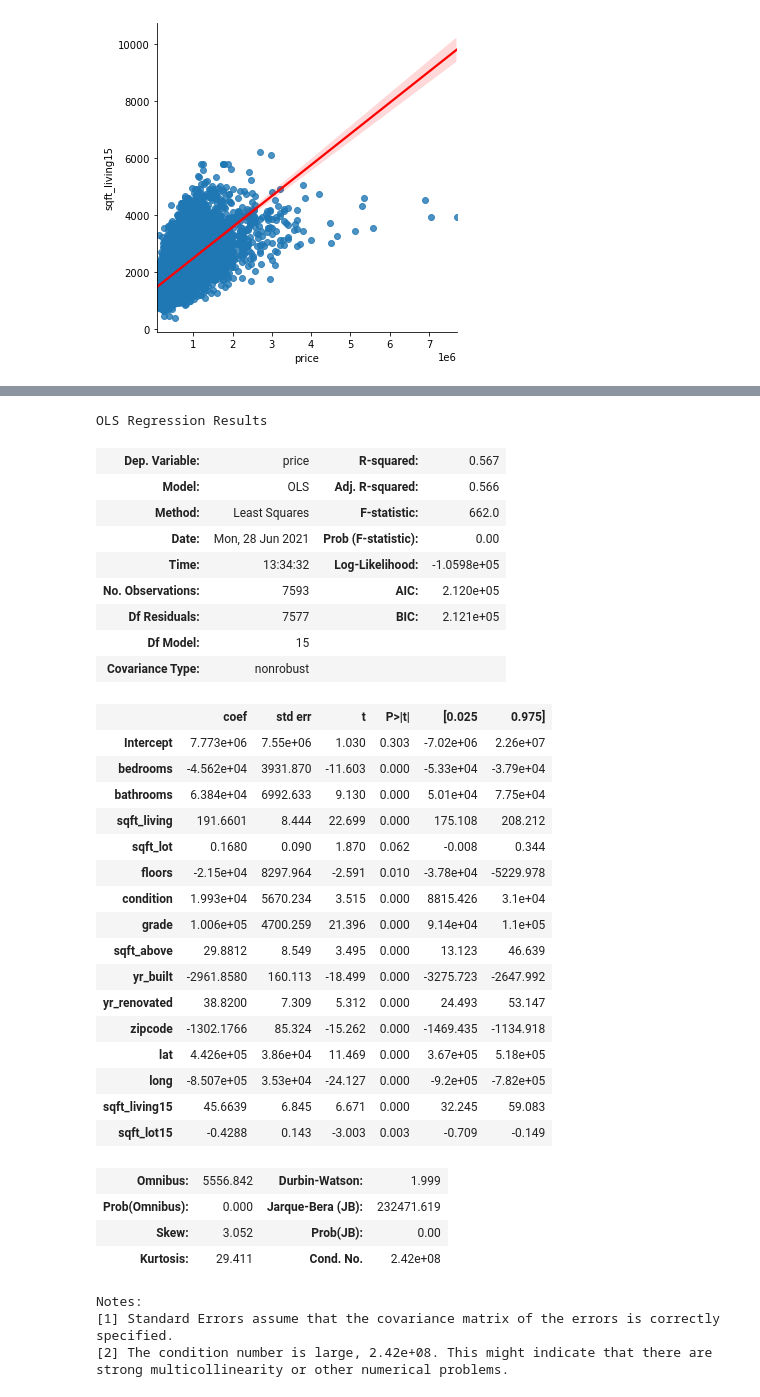
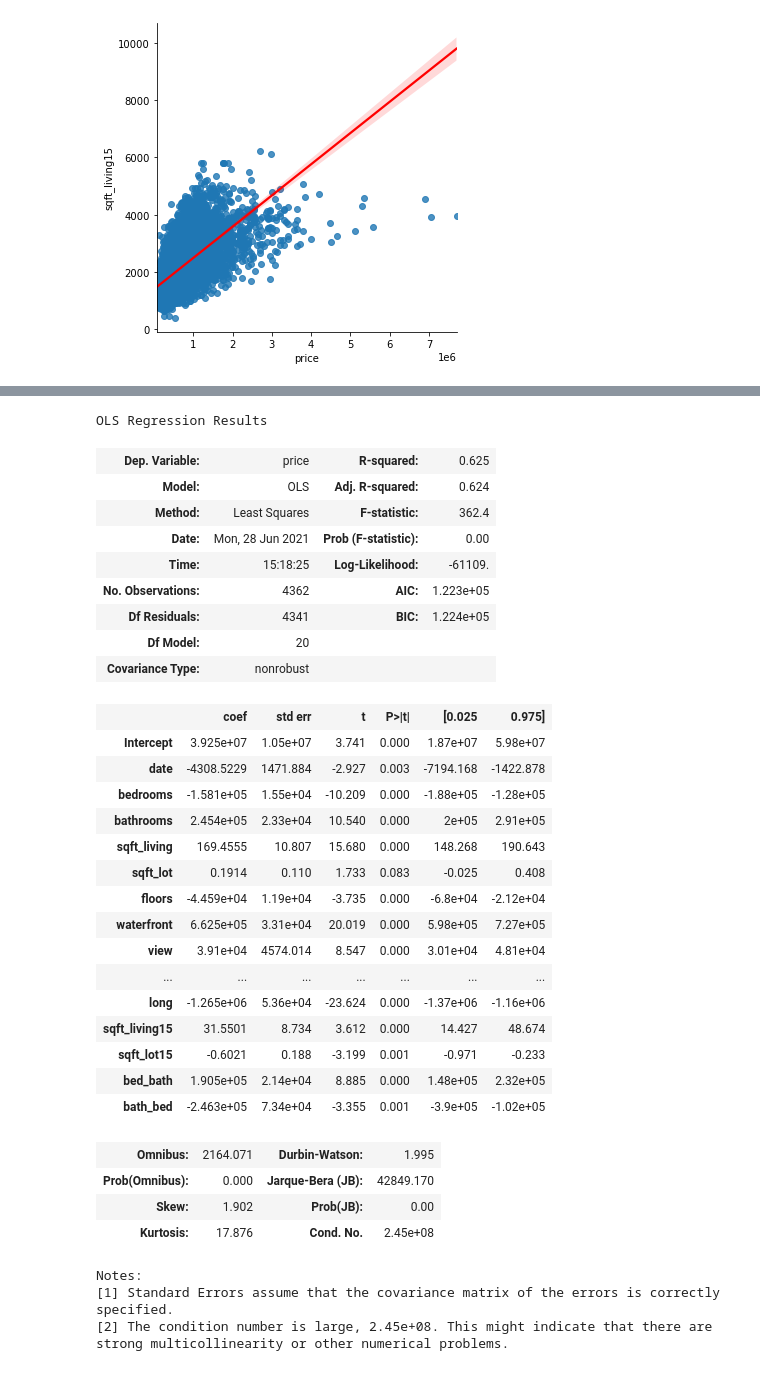
Before and after one commit to Joshua-Hill-Science/linear_regression_project, a Jupyter notebook: notebooks/exploratory/Hayden/linear_regression_working_notebook.ipynb, the cells around one changed output, grey strips where cells are left out. Drawn from its saved outputs; the diff is of its cells as text; code cells hidden in the pictures.

```diff
--- a/notebooks/exploratory/Hayden/linear_regression_working_notebook.ipynb
+++ b/notebooks/exploratory/Hayden/linear_regression_working_notebook.ipynb
@@ -50,3 +70,9 @@ memory usage: 3.5+ MB
+# %%
+df['bath_bed'] = df['bathrooms']/df['bedrooms']
+# %%
+df['bed_bath'] = df['bed_bath'].map(lambda x: float(x))
+# %%
+df['bath_bed'] = df['bath_bed'].map(lambda x: float(x))
 # %%
 df.waterfront = df.waterfront.replace(np.NaN, 0.0)
 # %%
@@ -312,0 +340,3 @@ strong multicollinearity or other numerical problems.
+# %%
+df_higher_price = df.loc[df['price']>= 650000]
+df_higher_price
@@ -313,42 +357,41 @@ strong multicollinearity or other numerical problems.
 # %%
-predictors = df_higher_price.drop(['date', 'id', 'sqft_basement', 'waterfront', 'view', 'price'], axis = 1)
-predict= '+'.join(predictors)
-f = 'price ~' + predict
+predictors_higher = df_higher_price.drop(['id', 'sqft_basement', 'price'], axis = 1)
+predict_higher= '+'.join(predictors_higher)
+f = 'price ~' + predict_higher
 model = ols(formula=f, data=df_higher_price).fit()
 model.summary()
 # %% [output]
 OLS Regression Results
-| Dep. Variable: | price | R-squared: | 0.567 |
-| Model: | OLS | Adj. R-squared: | 0.566 |
-| Method: | Least Squares | F-statistic: | 662.0 |
+| Dep. Variable: | price | R-squared: | 0.625 |
+| Model: | OLS | Adj. R-squared: | 0.624 |
+| Method: | Least Squares | F-statistic: | 362.4 |
 | Date: | Mon, 28 Jun 2021 | Prob (F-statistic): | 0.00 |
-| Time: | 13:34:32 | Log-Likelihood: | -1.0598e+05 |
-| No. Observations: | 7593 | AIC: | 2.120e+05 |
-| Df Residuals: | 7577 | BIC: | 2.121e+05 |
-| Df Model: | 15 |  |  |
+| Time: | 15:18:25 | Log-Likelihood: | -61109. |
+| No. Observations: | 4362 | AIC: | 1.223e+05 |
+| Df Residuals: | 4341 | BIC: | 1.224e+05 |
+| Df Model: | 20 |  |  |
 | Covariance Type: | nonrobust |  |  |
 |  | coef | std err | t | P>|t| | [0.025 | 0.975] |
-| Intercept | 7.773e+06 | 7.55e+06 | 1.030 | 0.303 | -7.02e+06 | 2.26e+07 |
-| bedrooms | -4.562e+04 | 3931.870 | -11.603 | 0.000 | -5.33e+04 | -3.79e+04 |
-| bathrooms | 6.384e+04 | 6992.633 | 9.130 | 0.000 | 5.01e+04 | 7.75e+04 |
-| sqft_living | 191.6601 | 8.444 | 22.699 | 0.000 | 175.108 | 208.212 |
-| sqft_lot | 0.1680 | 0.090 | 1.870 | 0.062 | -0.008 | 0.344 |
-| floors | -2.15e+04 | 8297.964 | -2.591 | 0.010 | -3.78e+04 | -5229.978 |
-| condition | 1.993e+04 | 5670.234 | 3.515 | 0.000 | 8815.426 | 3.1e+04 |
-| grade | 1.006e+05 | 4700.259 | 21.396 | 0.000 | 9.14e+04 | 1.1e+05 |
-| sqft_above | 29.8812 | 8.549 | 3.495 | 0.000 | 13.123 | 46.639 |
-| yr_built | -2961.8580 | 160.113 | -18.499 | 0.000 | -3275.723 | -2647.992 |
-| yr_renovated | 38.8200 | 7.309 | 5.312 | 0.000 | 24.493 | 53.147 |
-| zipcode | -1302.1766 | 85.324 | -15.262 | 0.000 | -1469.435 | -1134.918 |
-| lat | 4.426e+05 | 3.86e+04 | 11.469 | 0.000 | 3.67e+05 | 5.18e+05 |
-| long | -8.507e+05 | 3.53e+04 | -24.127 | 0.000 | -9.2e+05 | -7.82e+05 |
-| sqft_living15 | 45.6639 | 6.845 | 6.671 | 0.000 | 32.245 | 59.083 |
-| sqft_lot15 | -0.4288 | 0.143 | -3.003 | 0.003 | -0.709 | -0.149 |
+| Intercept | 3.925e+07 | 1.05e+07 | 3.741 | 0.000 | 1.87e+07 | 5.98e+07 |
+| date | -4308.5229 | 1471.884 | -2.927 | 0.003 | -7194.168 | -1422.878 |
+| bedrooms | -1.581e+05 | 1.55e+04 | -10.209 | 0.000 | -1.88e+05 | -1.28e+05 |
+| bathrooms | 2.454e+05 | 2.33e+04 | 10.540 | 0.000 | 2e+05 | 2.91e+05 |
+| sqft_living | 169.4555 | 10.807 | 15.680 | 0.000 | 148.268 | 190.643 |
+| sqft_lot | 0.1914 | 0.110 | 1.733 | 0.083 | -0.025 | 0.408 |
+| floors | -4.459e+04 | 1.19e+04 | -3.735 | 0.000 | -6.8e+04 | -2.12e+04 |
+| waterfront | 6.625e+05 | 3.31e+04 | 20.019 | 0.000 | 5.98e+05 | 7.27e+05 |
+| view | 3.91e+04 | 4574.014 | 8.547 | 0.000 | 3.01e+04 | 4.81e+04 |
+| ... | ... | ... | ... | ... | ... | ... |
+| long | -1.265e+06 | 5.36e+04 | -23.624 | 0.000 | -1.37e+06 | -1.16e+06 |
+| sqft_living15 | 31.5501 | 8.734 | 3.612 | 0.000 | 14.427 | 48.674 |
+| sqft_lot15 | -0.6021 | 0.188 | -3.199 | 0.001 | -0.971 | -0.233 |
+| bed_bath | 1.905e+05 | 2.14e+04 | 8.885 | 0.000 | 1.48e+05 | 2.32e+05 |
+| bath_bed | -2.463e+05 | 7.34e+04 | -3.355 | 0.001 | -3.9e+05 | -1.02e+05 |
-| Omnibus: | 5556.842 | Durbin-Watson: | 1.999 |
-| Prob(Omnibus): | 0.000 | Jarque-Bera (JB): | 232471.619 |
-| Skew: | 3.052 | Prob(JB): | 0.00 |
-| Kurtosis: | 29.411 | Cond. No. | 2.42e+08 |
+| Omnibus: | 2164.071 | Durbin-Watson: | 1.995 |
+| Prob(Omnibus): | 0.000 | Jarque-Bera (JB): | 42849.170 |
+| Skew: | 1.902 | Prob(JB): | 0.00 |
+| Kurtosis: | 17.876 | Cond. No. | 2.45e+08 |
 Notes:
 [1] Standard Errors assume that the covariance matrix of the errors is correctly specified.
-[2] The condition number is large, 2.42e+08. This might indicate that there are
+[2] The condition number is large, 2.45e+08. This might indicate that there are
 strong multicollinearity or other numerical problems.
```
Also changed, not shown: parts of 22 cells of this notebook.
